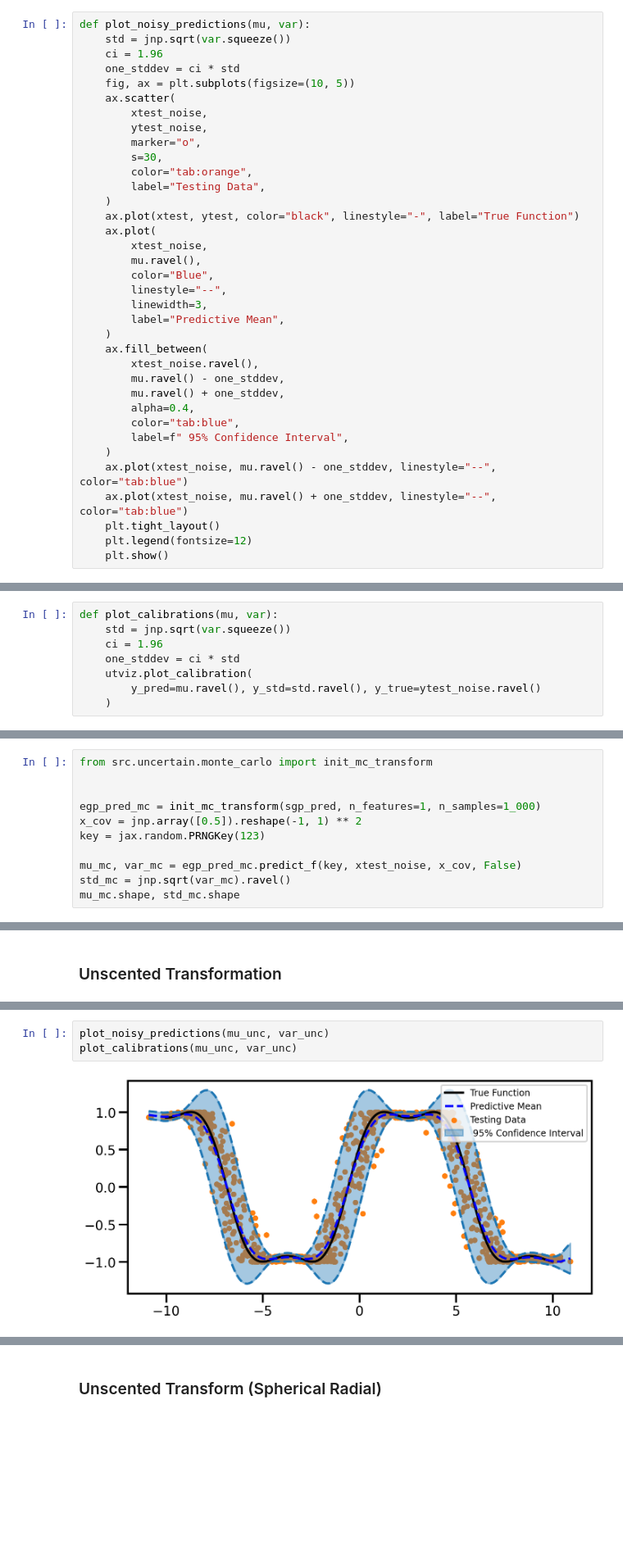
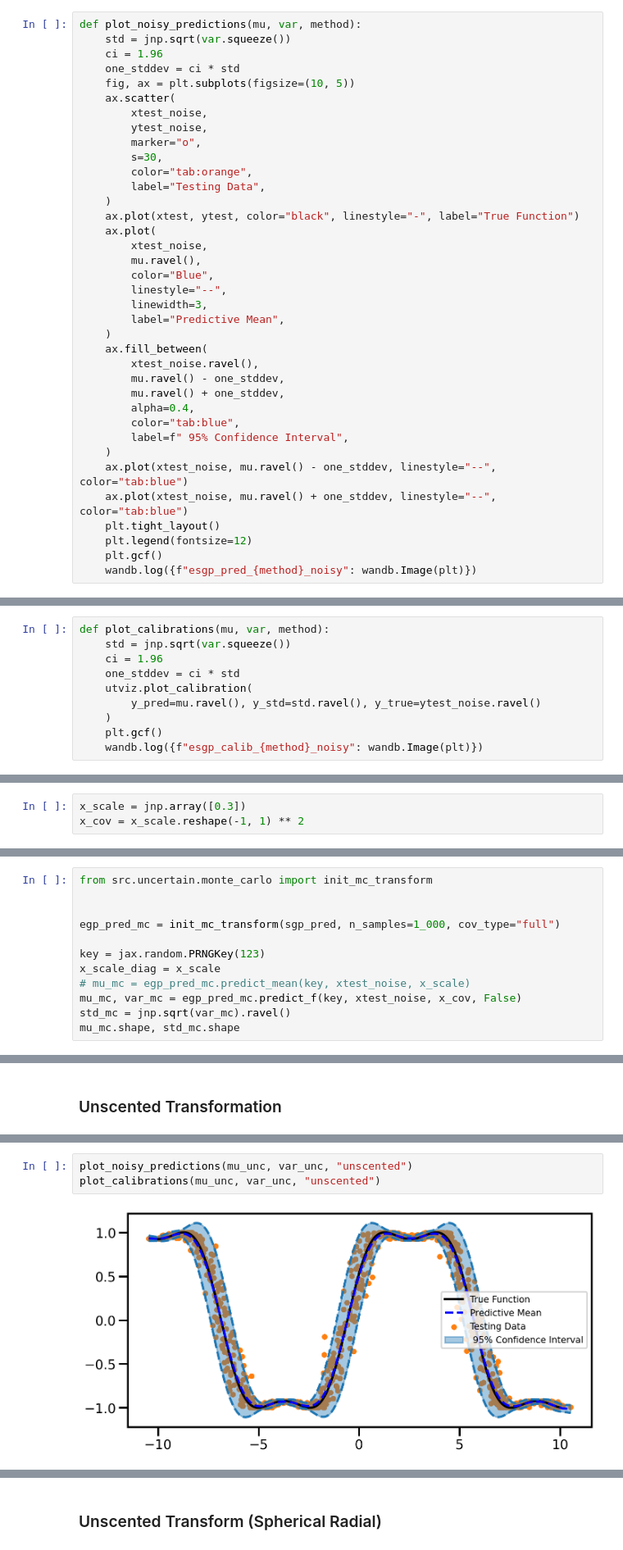
Before and after one commit to jejjohnson/gp_model_zoo, a Jupyter notebook: code/numpyro/notebooks/uncertain/esgp_mcmc.ipynb, the cells around one changed output, grey strips where cells are left out. Shown at 82% size. Saved outputs shown, nothing was run; the diff lists cells and outputs as text; blank space fills up the shorter version.

```diff
--- a/code/numpyro/notebooks/uncertain/esgp_mcmc.ipynb
+++ b/code/numpyro/notebooks/uncertain/esgp_mcmc.ipynb
@@ -309,7 +349,7 @@ one_stddev = ci * std
 # %%
 idx_samples = np.random.choice(np.arange(xtest_noise.shape[0]), 50)
 # %%
-def plot_noisy_predictions(mu, var):
+def plot_noisy_predictions(mu, var, method):
     std = jnp.sqrt(var.squeeze())
     ci = 1.96
     one_stddev = ci * std
@@ -343,5 +383,6 @@ def plot_noisy_predictions(mu, var):
     ax.plot(xtest_noise, mu.ravel() + one_stddev, linestyle="--", color="tab:blue")
     plt.tight_layout()
     plt.legend(fontsize=12)
-    plt.show()
+    plt.gcf()
+    wandb.log({f"esgp_pred_{method}_noisy": wandb.Image(plt)})
 # %%
@@ -351,9 +392,11 @@ plot_noisy_predictions(mu, var)
 # %%
-def plot_calibrations(mu, var):
+def plot_calibrations(mu, var, method):
     std = jnp.sqrt(var.squeeze())
     ci = 1.96
     one_stddev = ci * std
     utviz.plot_calibration(
         y_pred=mu.ravel(), y_std=std.ravel(), y_true=ytest_noise.ravel()
     )
+    plt.gcf()
+    wandb.log({f"esgp_calib_{method}_noisy": wandb.Image(plt)})
 # %%
@@ -363,3 +408,6 @@ plot_calibrations(mu, var)
+# %%
+x_scale = jnp.array([0.3])
+x_cov = x_scale.reshape(-1, 1) ** 2
 # %% [markdown]
 ## Monte Carlo Samples
 # %% [markdown]
@@ -385,10 +433,11 @@ where $\mathbf{z}\sim \mathcal{N}(\mathbf{0}, \mathbf{I})$. So we will draw 10,0
 from src.uncertain.monte_carlo import init_mc_transform
 
 
-egp_pred_mc = init_mc_transform(sgp_pred, n_features=1, n_samples=1_000)
-x_cov = jnp.array([0.5]).reshape(-1, 1) ** 2
+egp_pred_mc = init_mc_transform(sgp_pred, n_samples=1_000, cov_type="full")
+
 key = jax.random.PRNGKey(123)
-
+x_scale_diag = x_scale
+# mu_mc = egp_pred_mc.predict_mean(key, xtest_noise, x_scale)
 mu_mc, var_mc = egp_pred_mc.predict_f(key, xtest_noise, x_cov, False)
 std_mc = jnp.sqrt(var_mc).ravel()
 mu_mc.shape, std_mc.shape
@@ -418,7 +466,7 @@ key = jax.random.PRNGKey(123)
 mu_unc, var_unc = egp_pred_unc.predict_f(xtest_noise, x_cov, False)
 std_unc = jnp.sqrt(var_unc.squeeze())
 # %%
-plot_noisy_predictions(mu_unc, var_unc)
-plot_calibrations(mu_unc, var_unc)
+plot_noisy_predictions(mu_unc, var_unc, "unscented")
+plot_calibrations(mu_unc, var_unc, "unscented")
 # %% [output]
-[figure, old version]
+[figure, new version]
```
Also changed, not shown: parts of 22 cells of this notebook, 8 other files.
